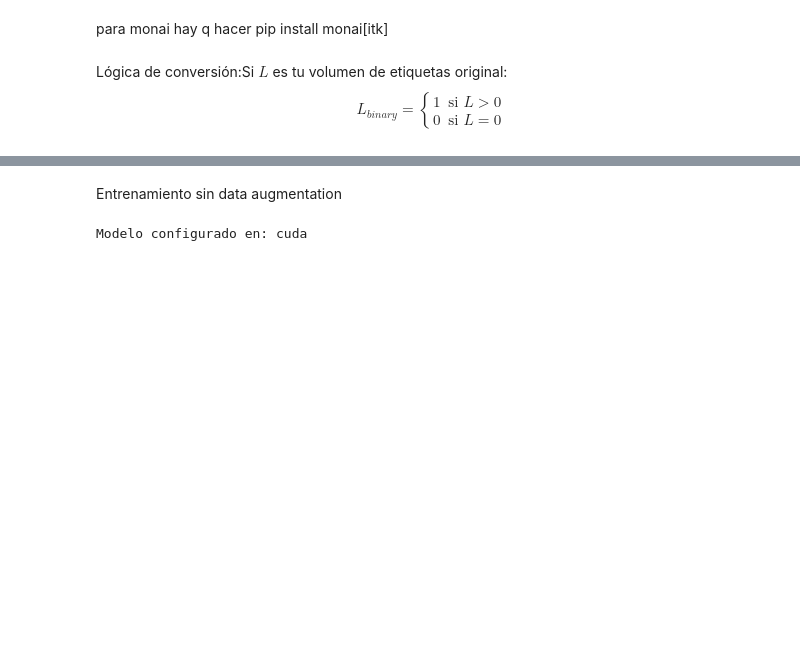
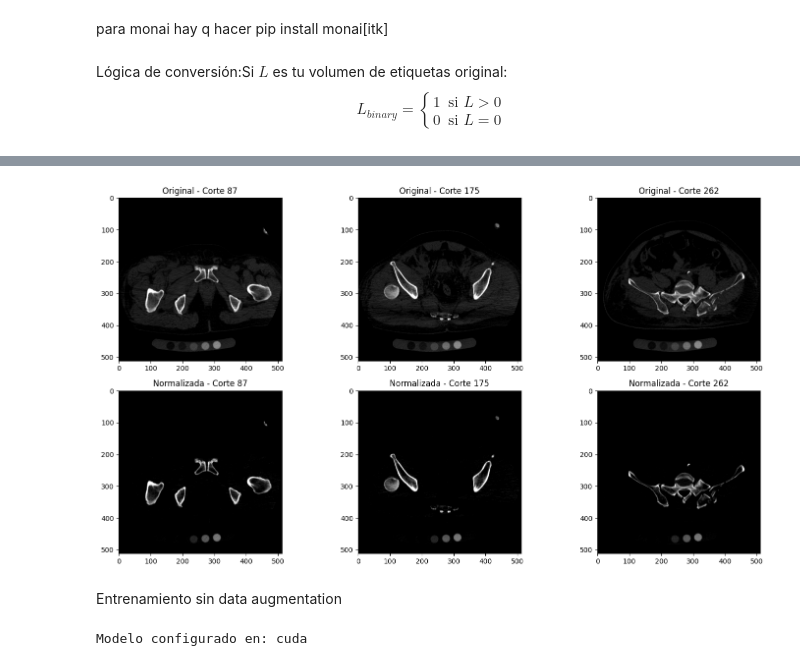
Before and after one commit to FranMoscato/Vis_per_comp, a Jupyter notebook: data_processing.ipynb, the cells around one changed output, grey strips where cells are left out. Drawn from its saved outputs; the diff is of its cells as text; code cells hidden in the pictures; blank space fills up the shorter version.

```diff
--- a/data_processing.ipynb
+++ b/data_processing.ipynb
@@ -141,3 +136,36 @@ Procesando 100 imágenes CT...
+# %%
+
+script_dir = Path.cwd()
+input_folder_images = script_dir / "Data" / "PENGWIN_CT_train_images_part1"
+output_folder_images = script_dir / "Data" / "PENGWIN_CT_train_images_normalized"
+
+# Listar archivos disponibles (usamos los nombres de la carpeta de salida)
+files = sorted([f.name for f in output_folder_images.glob("*.mha")])
+
+def check_manual(paciente_idx):
+    file_name = files[paciente_idx]
+    path_in = input_folder_images / file_name
+    path_out = output_folder_images / file_name
+
+    img_in = sitk.GetArrayFromImage(sitk.ReadImage(str(path_in)))
+    img_out = sitk.GetArrayFromImage(sitk.ReadImage(str(path_out)))
+
+    # Tomamos 3 cortes representativos
+    slices = [int(len(img_in)*0.25), int(len(img_in)*0.5), int(len(img_in)*0.75)]
+
+    fig, axes = plt.subplots(2, 3, figsize=(15, 8))
+    for i, s in enumerate(slices):
+        axes[0, i].imshow(img_in[s], cmap='gray', vmin=-100, vmax=1000)
+        axes[0, i].set_title(f"Original - Corte {s}")
+        axes[1, i].imshow(img_out[s], cmap='gray', vmin=0, vmax=1)
+        axes[1, i].set_title(f"Normalizada - Corte {s}")
+    plt.tight_layout()
+    plt.show()
+
+# Cambia el número (0, 1, 2...) para ver distintos pacientes
+check_manual(20)
+# %% [output]
+[figure, added]
 # %% [markdown]
 Entrenamiento sin data augmentation
 # %%
```
Also changed, not shown: parts of 8 cells of this notebook, 1 other file.
